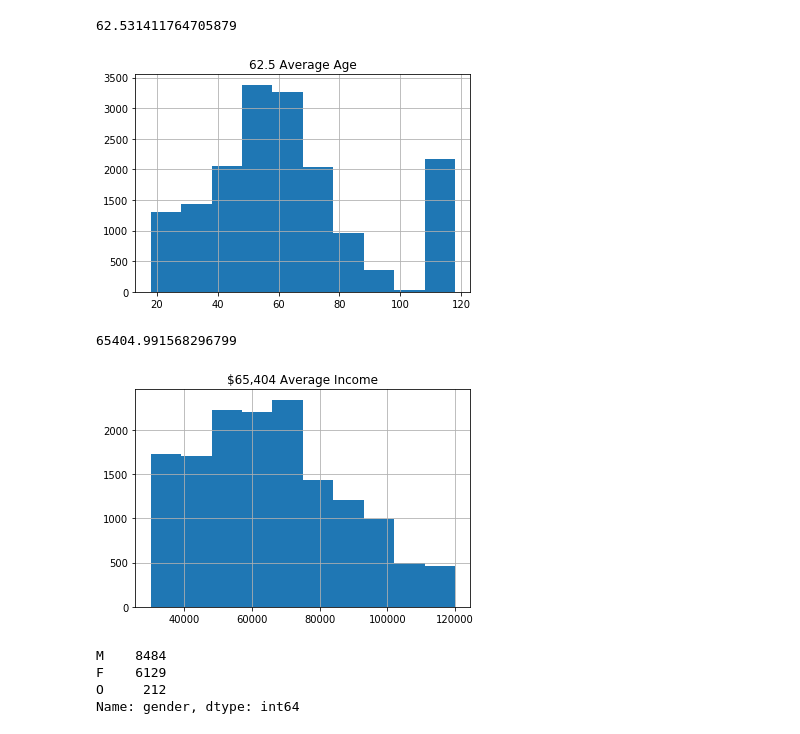
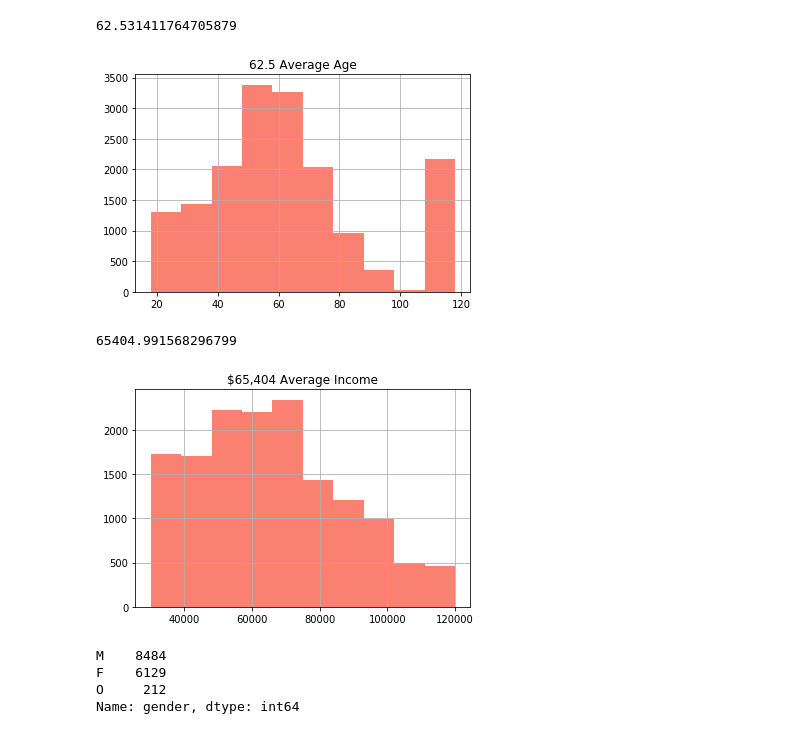
Before and after one commit to HunterKane/Starbucks-Reward-App-, a Jupyter notebook: Starbucks_Capstone_notebook-2.ipynb, the cells around one changed output. Cells and saved outputs as stored; diff of their text form; code cells hidden in the pictures.

```diff
--- a/Starbucks_Capstone_notebook-2.ipynb
+++ b/Starbucks_Capstone_notebook-2.ipynb
@@ -439,19 +439,19 @@ profile['age'].mean()
 # %% [output]
 62.531411764705879
 # %%
-profile['age'].hist()
+profile['age'].hist(color = 'salmon')
 plt.title('62.5 Average Age');
 # %% [output]
-[figure, old version]
+[figure, new version]
 # %%
 profile['income'].mean()
 # %% [output]
 65404.991568296799
 # %%
-profile['income'].hist()
+profile['income'].hist(color = 'salmon')
 plt.title('$65,404 Average Income');
 # %% [output]
-[figure, old version]
+[figure, new version]
 # %%
 profile['gender'].value_counts()
 # %% [output]
```
Also changed, not shown: parts of 15 cells of this notebook.
